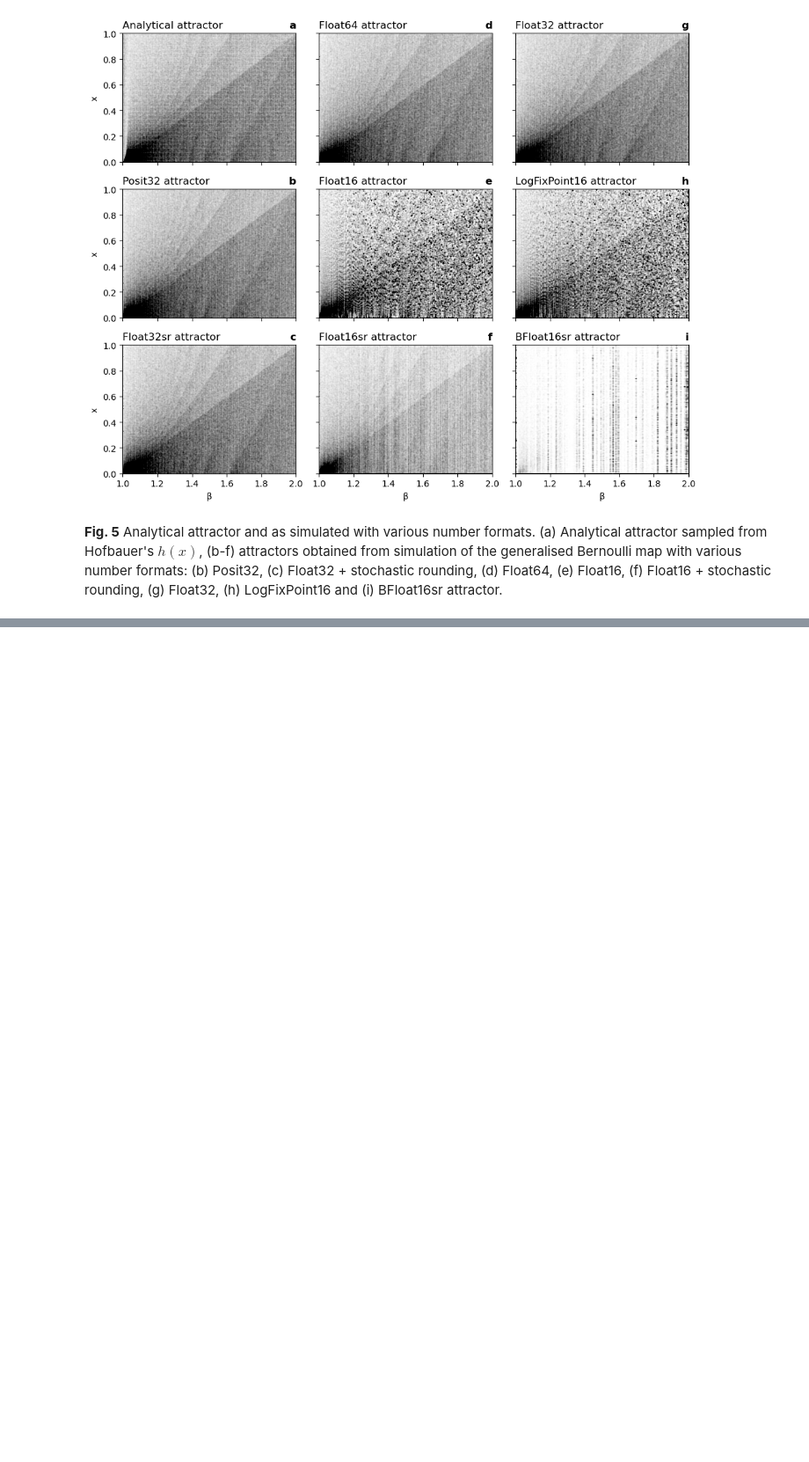
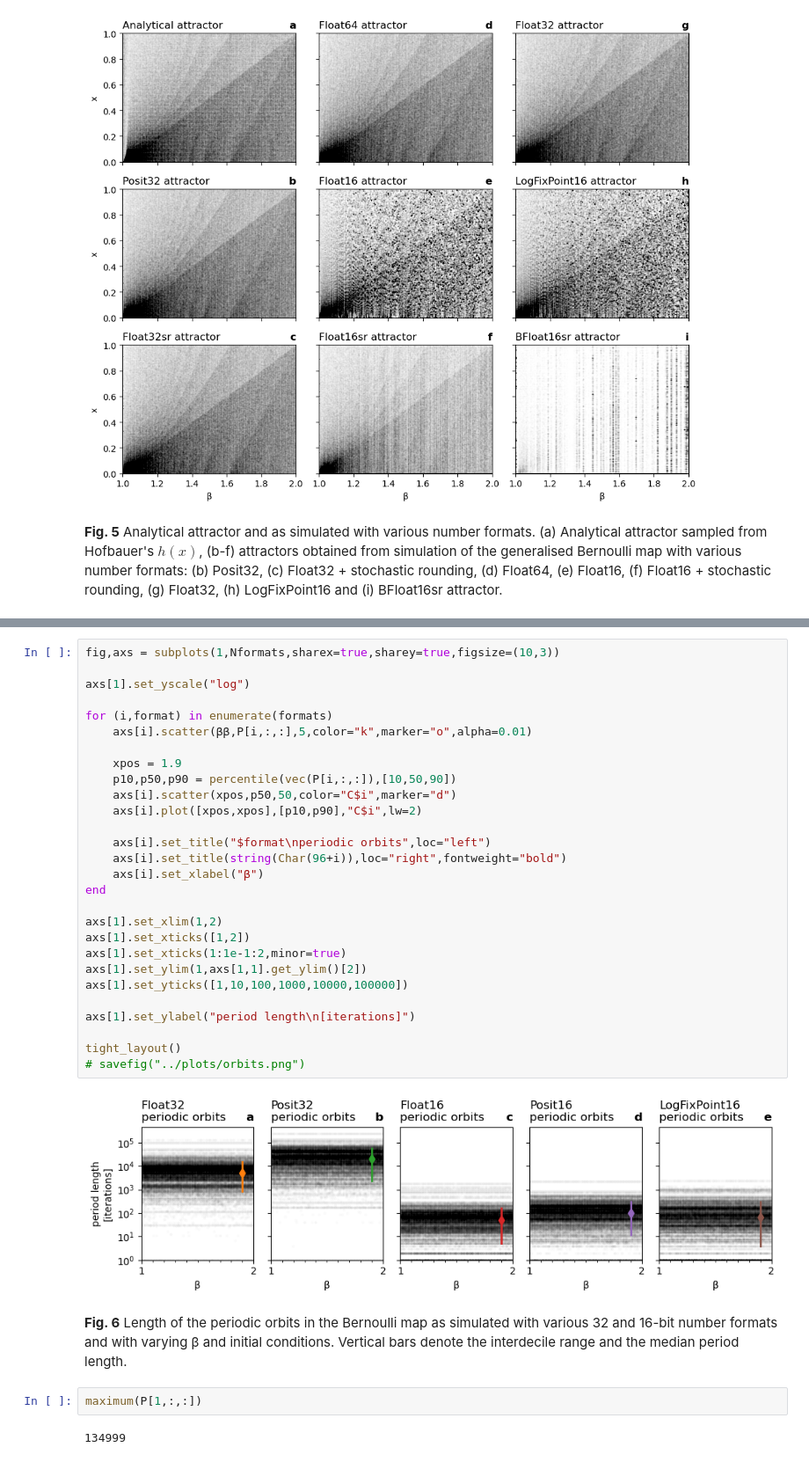
Before and after one commit to milankl/BernoulliMap, a Jupyter notebook: src/Bernoulli_map.ipynb, the cells around one changed output, grey strips where cells are left out. Shown at 88% size. Cells and saved outputs as stored; diff of their text form; blank space fills up the shorter version.

Commit message:
periodic orbits

```diff
--- a/src/Bernoulli_map.ipynb
+++ b/src/Bernoulli_map.ipynb
@@ -380,0 +440,36 @@ savefig("../plots/attractor.png")
+# %%
+fig,axs = subplots(1,Nformats,sharex=true,sharey=true,figsize=(10,3))
+
+axs[1].set_yscale("log")
+
+for (i,format) in enumerate(formats)
+    axs[i].scatter(ββ,P[i,:,:],5,color="k",marker="o",alpha=0.01)
+
+    xpos = 1.9
+    p10,p50,p90 = percentile(vec(P[i,:,:]),[10,50,90])
+    axs[i].scatter(xpos,p50,50,color="C$i",marker="d")
+    axs[i].plot([xpos,xpos],[p10,p90],"C$i",lw=2)
+
+    axs[i].set_title("$format\nperiodic orbits",loc="left")
+    axs[i].set_title(string(Char(96+i)),loc="right",fontweight="bold")
+    axs[i].set_xlabel("β")
+end
+
+axs[1].set_xlim(1,2)
+axs[1].set_xticks([1,2])
+axs[1].set_xticks(1:1e-1:2,minor=true)
+axs[1].set_ylim(1,axs[1,1].get_ylim()[2])
+axs[1].set_yticks([1,10,100,1000,10000,100000])
+
+axs[1].set_ylabel("period length\n[iterations]")
+
+tight_layout()
+# savefig("../plots/orbits.png")
+# %% [output]
+[figure, added]
+# %% [markdown]
+**Fig. 6** Length of the periodic orbits in the Bernoulli map as simulated with various 32 and 16-bit number formats and with varying β and initial conditions. Vertical bars denote the interdecile range and the median period length.
+# %%
+maximum(P[1,:,:])
+# %% [output]
+134999
```
Also changed, not shown: parts of 3 cells of this notebook, 1 other file.
